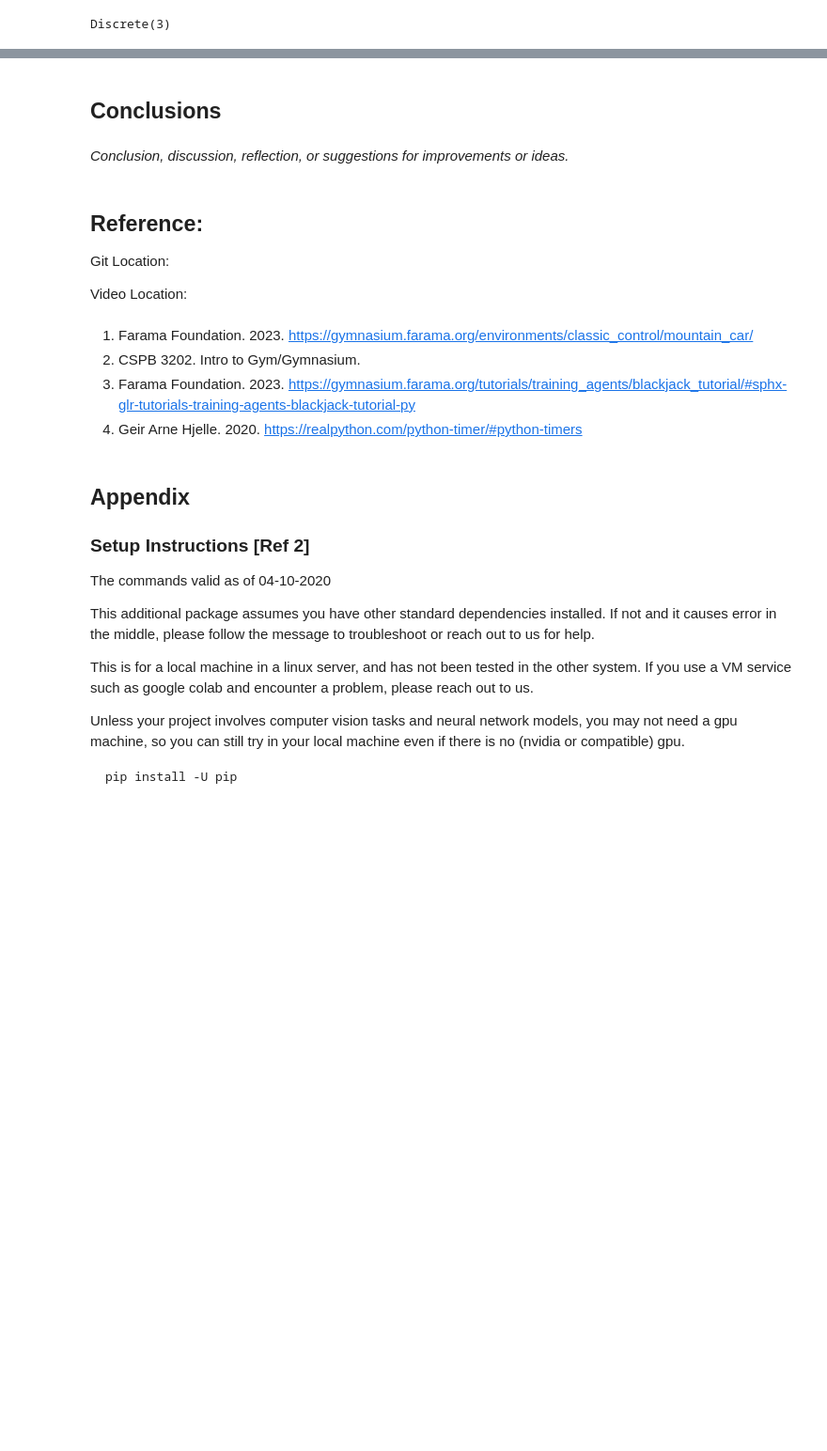
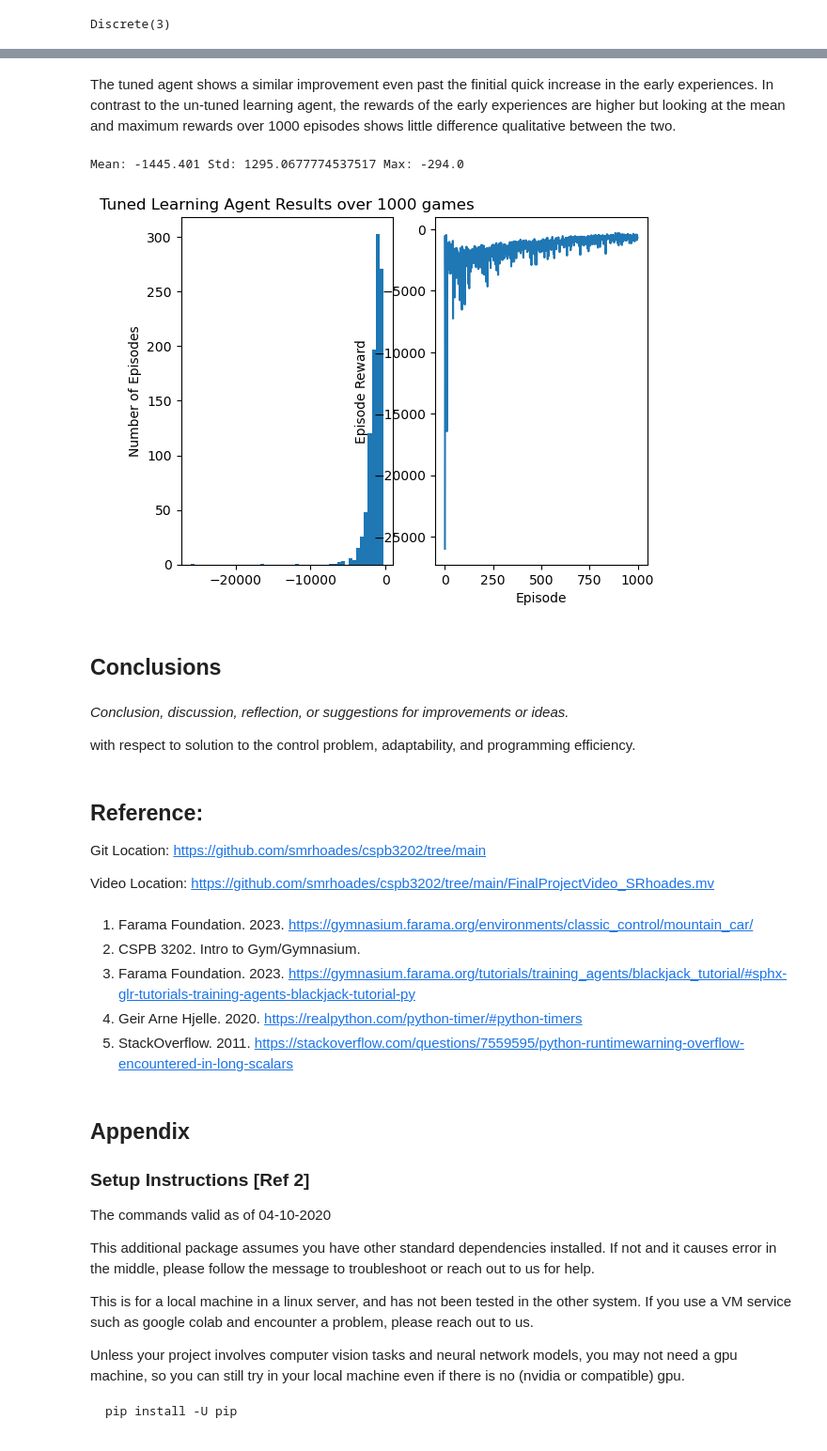
Before and after one commit to smrhoades/cspb3202, a Jupyter notebook: FinalProject_SRhoades.ipynb, the cells around one changed output, grey strips where cells are left out. Shown: that part at 94% size. Drawn from its saved outputs; the diff is of its cells as text; code cells hidden in the pictures; blank space fills up the shorter version.

```diff
--- a/FinalProject_SRhoades.ipynb
+++ b/FinalProject_SRhoades.ipynb
@@ -387,18 +491,37 @@ print(np.mean(rewards4), np.std(rewards4), max(rewards4))
+# %% [markdown]
+The tuned agent shows a similar improvement even past the finitial quick increase in the early experiences. In contrast to the un-tuned learning agent, the rewards of the early experiences are higher but looking at the mean and maximum rewards over 1000 episodes shows little difference qualitative between the two.
+# %%
+fig, axs = plt.subplots(1, 2)
+
+axs[0].hist(rewards5,bins=50)
+axs[0].set(ylabel='Number of Episodes')
+axs[0].set_title("Tuned Learning Agent Results over "+ str(numberGames) +" games")
+
+axs[1].plot(rewards5)
+axs[1].set(xlabel='Episode', ylabel='Episode Reward')
+
+print("Mean:",np.mean(rewards5), "Std:", np.std(rewards5),"Max:", max(rewards5))
+# %% [output]
+Mean: -1445.401 Std: 1295.0677774537517 Max: -294.0
+[figure, added]
 # %% [markdown]
 ## Conclusions
 # %% [markdown]
 *Conclusion, discussion, reflection, or suggestions for improvements or ideas.*
+
+ with respect to solution to the control problem, adaptability, and programming efficiency.
 # %% [markdown]
 ## Reference:
 
-Git Location:
+Git Location: https://github.com/smrhoades/cspb3202/tree/main
 
-Video Location:
+Video Location: https://github.com/smrhoades/cspb3202/tree/main/FinalProjectVideo_SRhoades.mv
 # %% [markdown]
 1. Farama Foundation. 2023. https://gymnasium.farama.org/environments/classic_control/mountain_car/
 2. CSPB 3202. Intro to Gym/Gymnasium.
 3. Farama Foundation. 2023. https://gymnasium.farama.org/tutorials/training_agents/blackjack_tutorial/#sphx-glr-tutorials-training-agents-blackjack-tutorial-py
 4. Geir Arne Hjelle. 2020. https://realpython.com/python-timer/#python-timers
+5. StackOverflow. 2011. https://stackoverflow.com/questions/7559595/python-runtimewarning-overflow-encountered-in-long-scalars
 # %% [markdown]
 ## Appendix
 
```
Also changed, not shown: parts of 33 cells of this notebook, 1 other file.
